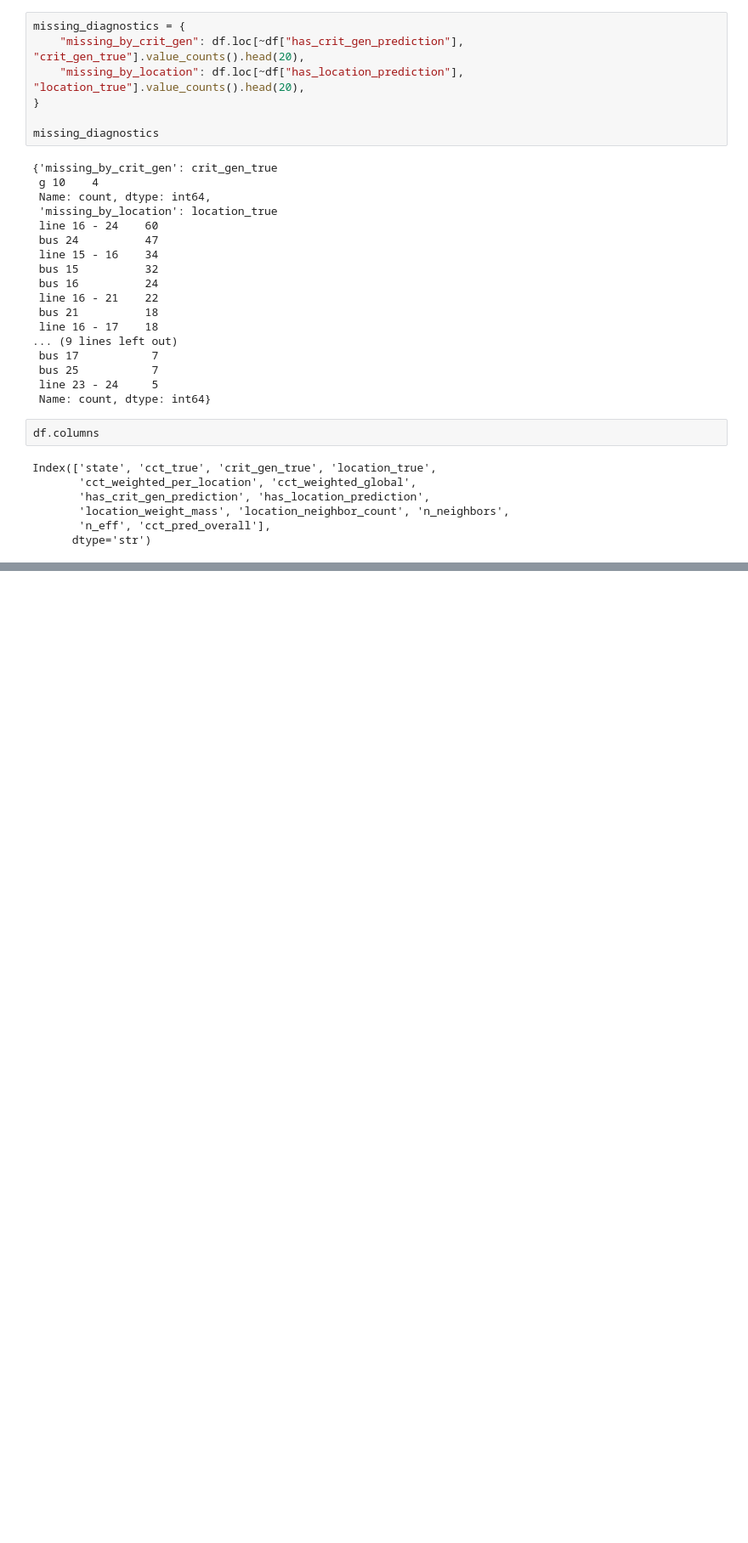
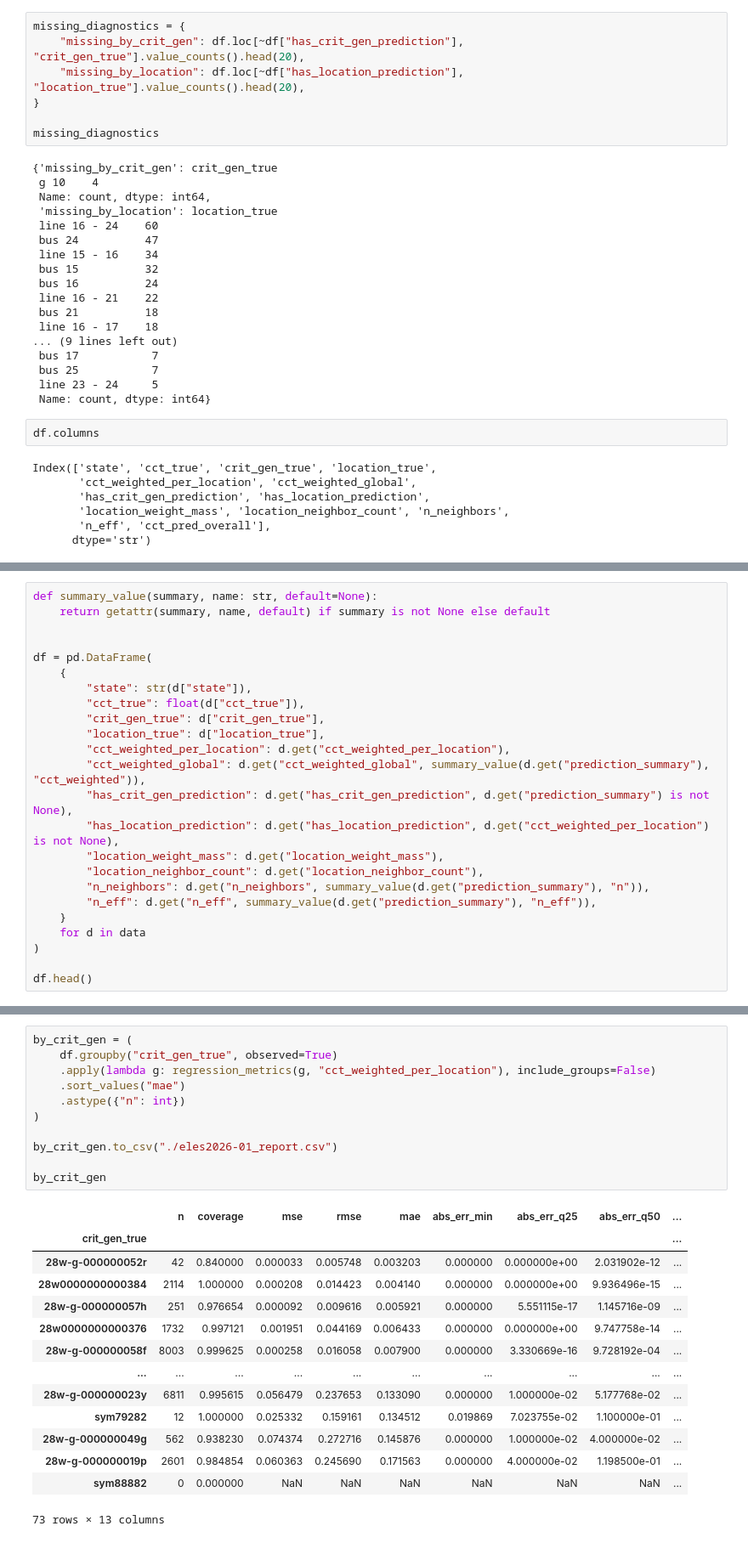
Before and after one commit to sensorlab/AI-ASSIST, a Jupyter notebook: reports/30_benchmark_results_analysis.ipynb, the cells around one changed output, grey strips where cells are left out. Shown at 85% size. Cells and saved outputs as stored; diff of their text form; blank space fills up the shorter version.

```diff
--- a/reports/30_benchmark_results_analysis.ipynb
+++ b/reports/30_benchmark_results_analysis.ipynb
@@ -283,0 +462,24 @@ np.float64(-0.03475756988681143)
+# %%
+def summary_value(summary, name: str, default=None):
+    return getattr(summary, name, default) if summary is not None else default
+
+
+df = pd.DataFrame(
+    {
+        "state": str(d["state"]),
+        "cct_true": float(d["cct_true"]),
+        "crit_gen_true": d["crit_gen_true"],
+        "location_true": d["location_true"],
+        "cct_weighted_per_location": d.get("cct_weighted_per_location"),
+        "cct_weighted_global": d.get("cct_weighted_global", summary_value(d.get("prediction_summary"), "cct_weighted")),
+        "has_crit_gen_prediction": d.get("has_crit_gen_prediction", d.get("prediction_summary") is not None),
+        "has_location_prediction": d.get("has_location_prediction", d.get("cct_weighted_per_location") is not None),
+        "location_weight_mass": d.get("location_weight_mass"),
+        "location_neighbor_count": d.get("location_neighbor_count"),
+        "n_neighbors": d.get("n_neighbors", summary_value(d.get("prediction_summary"), "n")),
+        "n_eff": d.get("n_eff", summary_value(d.get("prediction_summary"), "n_eff")),
+    }
+    for d in data
+)
+
+df.head()
@@ -283,0 +634,26 @@ np.float64(-0.03475756988681143)
+# %%
+by_crit_gen = (
+    df.groupby("crit_gen_true", observed=True)
+    .apply(lambda g: regression_metrics(g, "cct_weighted_per_location"), include_groups=False)
+    .sort_values("mae")
+    .astype({"n": int})
+)
+
+by_crit_gen.to_csv("./eles2026-01_report.csv")
+
+by_crit_gen
+# %% [output]
+|  | n | coverage | mse | rmse | mae | abs_err_min | abs_err_q25 | abs_err_q50 | ... |
+| crit_gen_true |  |  |  |  |  |  |  |  | ... |
+| 28w-g-000000052r | 42 | 0.840000 | 0.000033 | 0.005748 | 0.003203 | 0.000000 | 0.000000e+00 | 2.031902e-12 | ... |
+| 28w0000000000384 | 2114 | 1.000000 | 0.000208 | 0.014423 | 0.004140 | 0.000000 | 0.000000e+00 | 9.936496e-15 | ... |
+| 28w-g-000000057h | 251 | 0.976654 | 0.000092 | 0.009616 | 0.005921 | 0.000000 | 5.551115e-17 | 1.145716e-09 | ... |
+| 28w0000000000376 | 1732 | 0.997121 | 0.001951 | 0.044169 | 0.006433 | 0.000000 | 0.000000e+00 | 9.747758e-14 | ... |
+| 28w-g-000000058f | 8003 | 0.999625 | 0.000258 | 0.016058 | 0.007900 | 0.000000 | 3.330669e-16 | 9.728192e-04 | ... |
+| ... | ... | ... | ... | ... | ... | ... | ... | ... | ... |
+| 28w-g-000000023y | 6811 | 0.995615 | 0.056479 | 0.237653 | 0.133090 | 0.000000 | 1.000000e-02 | 5.177768e-02 | ... |
+| sym79282 | 12 | 1.000000 | 0.025332 | 0.159161 | 0.134512 | 0.019869 | 7.023755e-02 | 1.100000e-01 | ... |
+| 28w-g-000000049g | 562 | 0.938230 | 0.074374 | 0.272716 | 0.145876 | 0.000000 | 1.000000e-02 | 4.000000e-02 | ... |
+| 28w-g-000000019p | 2601 | 0.984854 | 0.060363 | 0.245690 | 0.171563 | 0.000000 | 4.000000e-02 | 1.198500e-01 | ... |
+| sym88882 | 0 | 0.000000 | NaN | NaN | NaN | NaN | NaN | NaN | ... |
+73 rows × 13 columns
```
Also changed, not shown: parts of 20 cells of this notebook, 1 other file.
